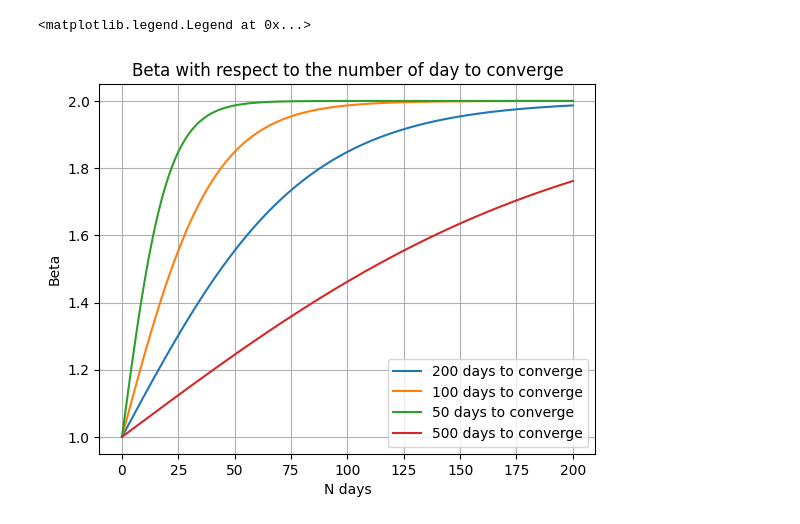
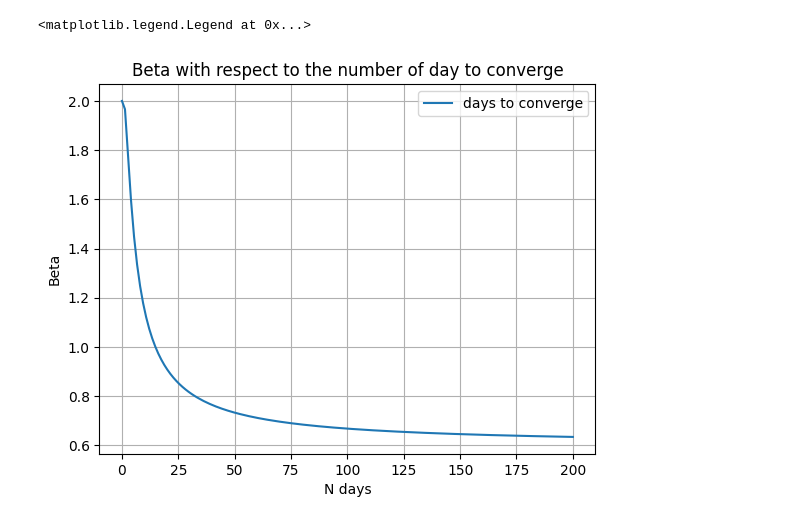
Before and after one commit to BaptisteZloch/Cross-Asset-Investment-Solutions, a Jupyter notebook: src/backtest_portoflio.ipynb, the cells around one changed output. Cells and saved outputs as stored; diff of their text form; code cells hidden in the pictures.

```diff
--- a/src/backtest_portoflio.ipynb
+++ b/src/backtest_portoflio.ipynb
@@ -49,26 +53,24 @@ universe
-# %%
-x = np.linspace(0, 200, 150)
-
-
-def sigmoid(
-    x, day_to_converge: float = 200, long_term_target_value: float = 10
-) -> float:
-    convergence_speed = 5*1/day_to_converge
-    return long_term_target_value / (1 + np.exp(-convergence_speed * x))
-
-
-plt.plot(x, sigmoid(x,day_to_converge=200,long_term_target_value=2),label="200 days to converge")
-plt.plot(x, sigmoid(x,day_to_converge=100,long_term_target_value=2),label="100 days to converge")
-plt.plot(x, sigmoid(x,day_to_converge=50,long_term_target_value=2),label="50 days to converge")
-plt.plot(x, sigmoid(x,day_to_converge=500,long_term_target_value=2),label="500 days to converge")
-plt.title('Beta with respect to the number of day to converge')
-plt.xlabel('N days')
-plt.ylabel('Beta')
-plt.grid()
-plt.legend()
-# %% [output]
-<matplotlib.legend.Legend at 0x...>
-[figure, removed]
+# %%
+import numpy as np
+import matplotlib.pyplot as plt
+x = np.linspace(0, 200, 150)
+def converging_value(current_value,initial_value, long_term_value, smoothing_lambda):
+  assert 0.1 <= long_term_value <= 3 and 0.1 <= initial_value <= 3  ,"long_term_value must be between 0.1 and 3"
+  return long_term_value -((long_term_value - initial_value) * (1 - np.exp( -smoothing_lambda / current_value)))
+
+# Example usage
+long_term_value = 0.6
+initial_value = 2
+# value_at_day = converging_value(long_term_value, convergence_speed, initial_value)
+plt.plot(x,converging_value(x, initial_value,long_term_value,5),label="days to converge")
+plt.title('Beta with respect to the number of day to converge')
+plt.xlabel('N days')
+plt.ylabel('Beta')
+plt.grid()
+plt.legend()
+# %% [output]
+<matplotlib.legend.Legend at 0x...>
+[figure, added]
 # %%
 bk_tester = Backtester(
     universe_returns=univ_obj.get_universe_returns(),
```
Also changed, not shown: parts of 5 cells of this notebook, 9 other files.
